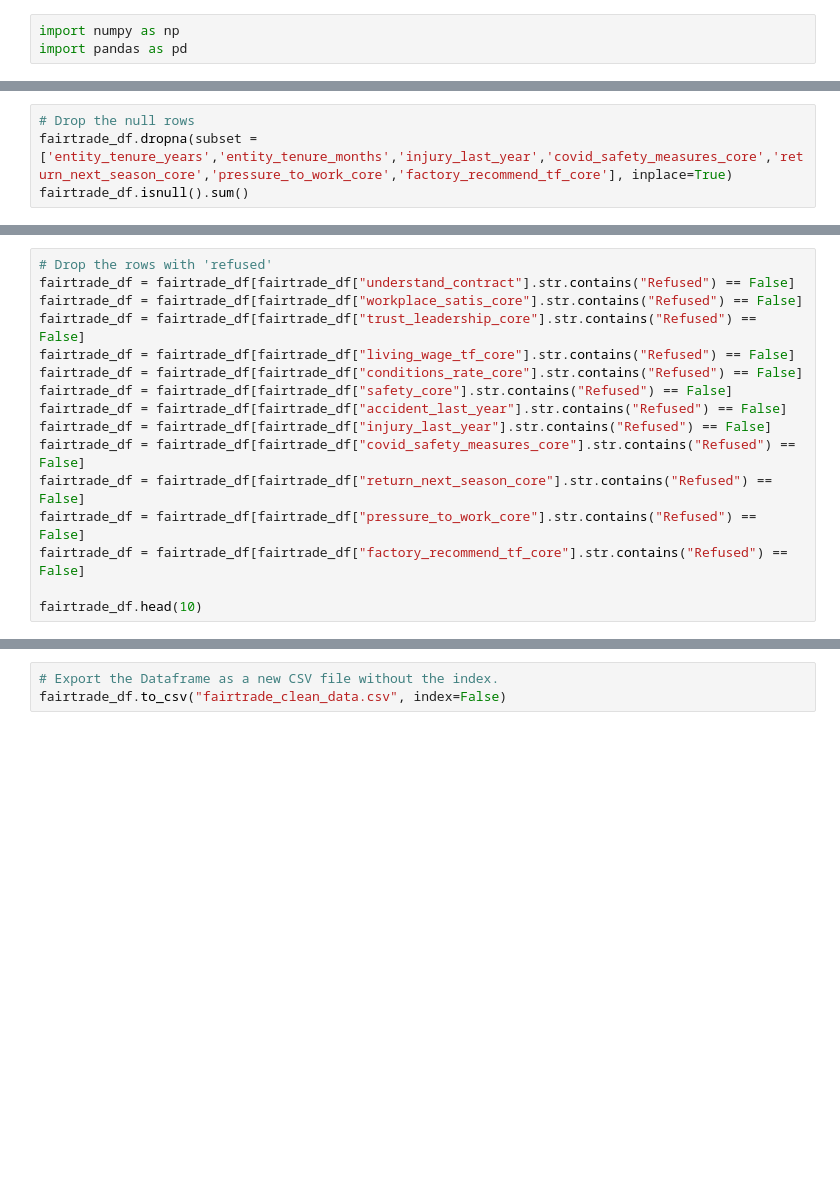
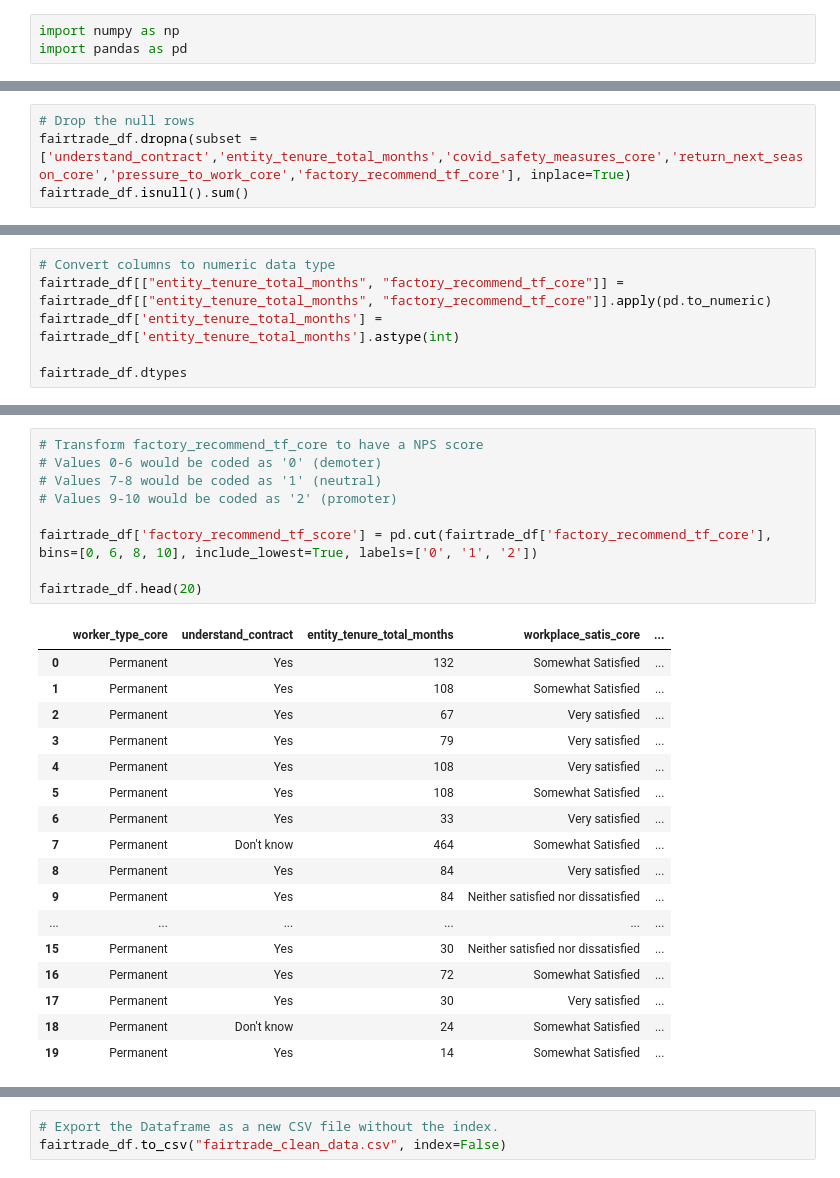
Before and after one commit to andreabassetti/fairtrade, a Jupyter notebook: fairtrade_clean_data.ipynb, the cells around one changed output, grey strips where cells are left out. Cells and saved outputs as stored; diff of their text form; blank space fills up the shorter version.

```diff
--- a/fairtrade_clean_data.ipynb
+++ b/fairtrade_clean_data.ipynb
@@ -61,7 +94,7 @@ factory_recommend_tf_core      222
 dtype: int64
 # %%
 # Drop the null rows
-fairtrade_df.dropna(subset = ['entity_tenure_years','entity_tenure_months','injury_last_year','covid_safety_measures_core','return_next_season_core','pressure_to_work_core','factory_recommend_tf_core'], inplace=True)
+fairtrade_df.dropna(subset = ['understand_contract','entity_tenure_total_months','covid_safety_measures_core','return_next_season_core','pressure_to_work_core','factory_recommend_tf_core'], inplace=True)
 fairtrade_df.isnull().sum()
 # %% [output]
 worker_type_core              0
@@ -100,19 +129,3 @@ return_next_season_core        object
 pressure_to_work_core          object
 factory_recommend_tf_core      object
 dtype: object
-# %%
-# Drop the rows with 'refused'
-fairtrade_df = fairtrade_df[fairtrade_df["understand_contract"].str.contains("Refused") == False]
-fairtrade_df = fairtrade_df[fairtrade_df["workplace_satis_core"].str.contains("Refused") == False]
-fairtrade_df = fairtrade_df[fairtrade_df["trust_leadership_core"].str.contains("Refused") == False]
-fairtrade_df = fairtrade_df[fairtrade_df["living_wage_tf_core"].str.contains("Refused") == False]
-fairtrade_df = fairtrade_df[fairtrade_df["conditions_rate_core"].str.contains("Refused") == False]
-fairtrade_df = fairtrade_df[fairtrade_df["safety_core"].str.contains("Refused") == False]
-fairtrade_df = fairtrade_df[fairtrade_df["accident_last_year"].str.contains("Refused") == False]
-fairtrade_df = fairtrade_df[fairtrade_df["injury_last_year"].str.contains("Refused") == False]
-fairtrade_df = fairtrade_df[fairtrade_df["covid_safety_measures_core"].str.contains("Refused") == False]
-fairtrade_df = fairtrade_df[fairtrade_df["return_next_season_core"].str.contains("Refused") == False]
-fairtrade_df = fairtrade_df[fairtrade_df["pressure_to_work_core"].str.contains("Refused") == False]
-fairtrade_df = fairtrade_df[fairtrade_df["factory_recommend_tf_core"].str.contains("Refused") == False]
-
-fairtrade_df.head(10)
@@ -130,0 +132,6 @@ fairtrade_df.head(10)
+# %%
+# Convert columns to numeric data type
+fairtrade_df[["entity_tenure_total_months", "factory_recommend_tf_core"]] = fairtrade_df[["entity_tenure_total_months", "factory_recommend_tf_core"]].apply(pd.to_numeric)
+fairtrade_df['entity_tenure_total_months'] = fairtrade_df['entity_tenure_total_months'].astype(int)
+
+fairtrade_df.dtypes
@@ -130,0 +153,27 @@ fairtrade_df.head(10)
+# %%
+# Transform factory_recommend_tf_core to have a NPS score
+# Values 0-6 would be coded as '0' (demoter)
+# Values 7-8 would be coded as '1' (neutral)
+# Values 9-10 would be coded as '2' (promoter)
+
+fairtrade_df['factory_recommend_tf_score'] = pd.cut(fairtrade_df['factory_recommend_tf_core'], bins=[0, 6, 8, 10], include_lowest=True, labels=['0', '1', '2'])
+
+fairtrade_df.head(20)
+# %% [output]
+|  | worker_type_core | understand_contract | entity_tenure_total_months | workplace_satis_core | ... |
+| 0 | Permanent | Yes | 132 | Somewhat Satisfied | ... |
+| 1 | Permanent | Yes | 108 | Somewhat Satisfied | ... |
+| 2 | Permanent | Yes | 67 | Very satisfied | ... |
+| 3 | Permanent | Yes | 79 | Very satisfied | ... |
+| 4 | Permanent | Yes | 108 | Very satisfied | ... |
+| 5 | Permanent | Yes | 108 | Somewhat Satisfied | ... |
+| 6 | Permanent | Yes | 33 | Very satisfied | ... |
+| 7 | Permanent | Don't know | 464 | Somewhat Satisfied | ... |
+| 8 | Permanent | Yes | 84 | Very satisfied | ... |
+| 9 | Permanent | Yes | 84 | Neither satisfied nor dissatisfied | ... |
+| ... | ... | ... | ... | ... | ... |
+| 15 | Permanent | Yes | 30 | Neither satisfied nor dissatisfied | ... |
+| 16 | Permanent | Yes | 72 | Somewhat Satisfied | ... |
+| 17 | Permanent | Yes | 30 | Very satisfied | ... |
+| 18 | Permanent | Don't know | 24 | Somewhat Satisfied | ... |
+| 19 | Permanent | Yes | 14 | Somewhat Satisfied | ... |
```
Also changed, not shown: parts of 9 cells of this notebook.
